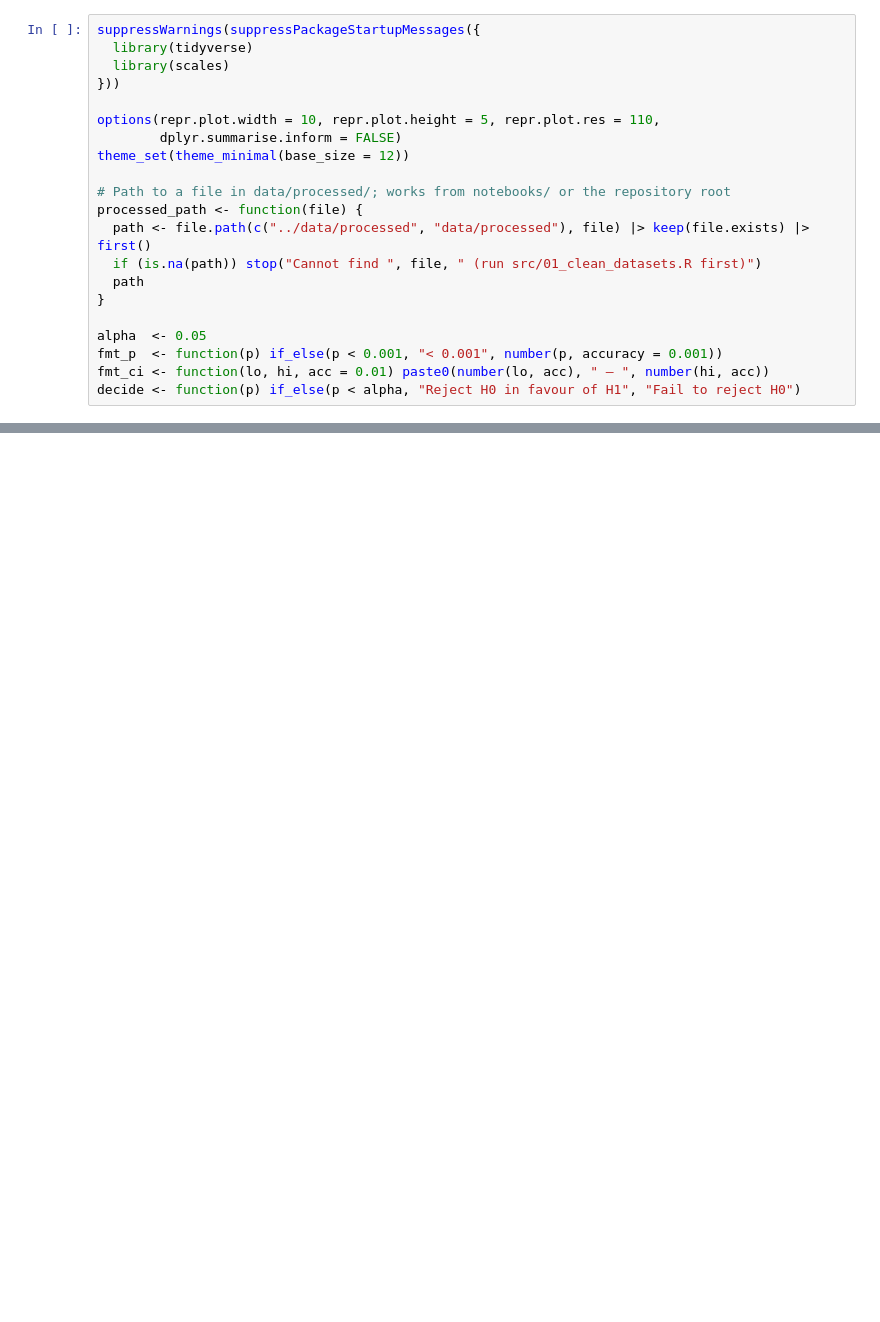
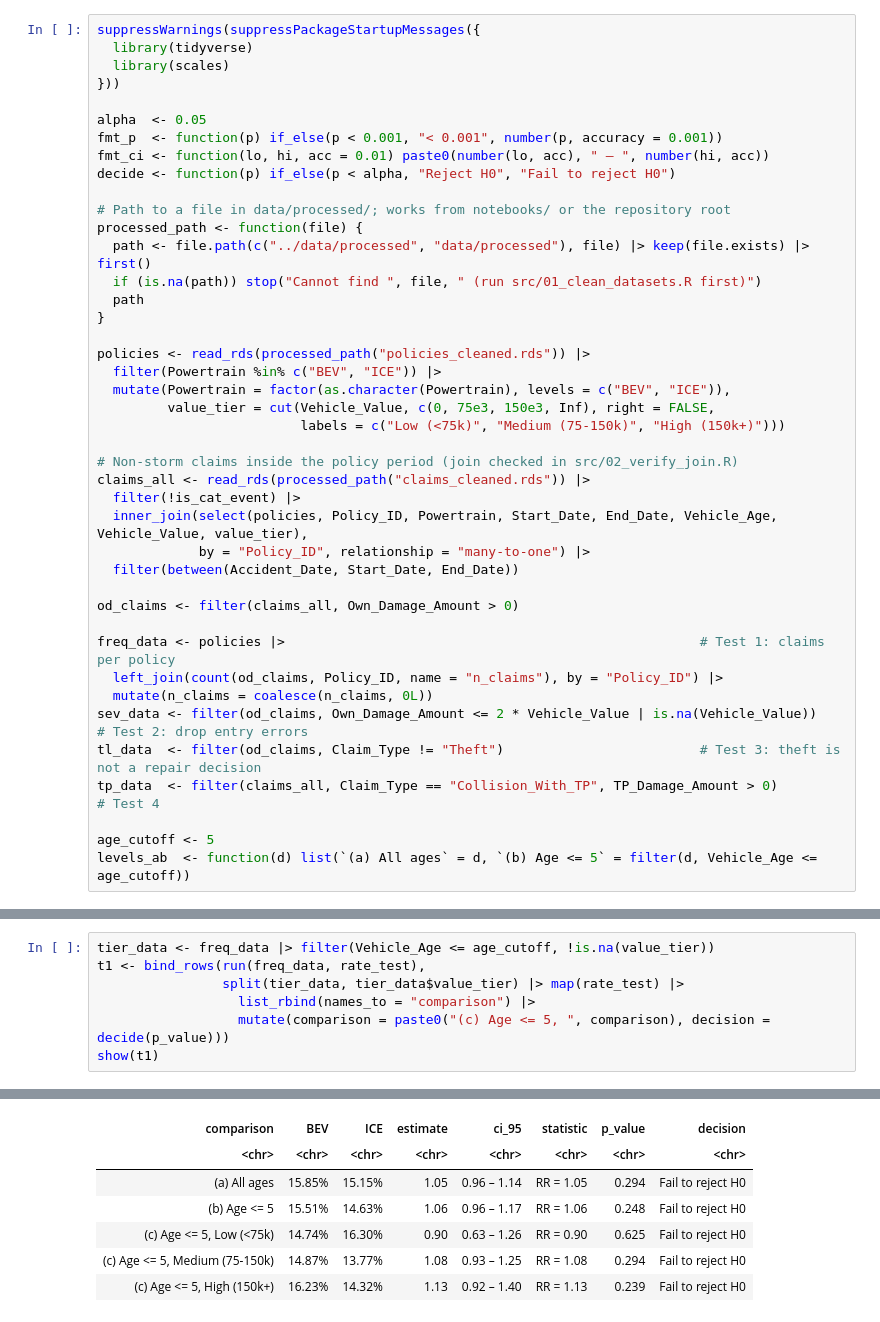
Before and after one commit to saar-cohen/actuarial-seminar-ev-pricing, a Jupyter notebook: notebooks/03_statistical_tests.ipynb, the cells around one changed output, grey strips where cells are left out. Drawn from its saved outputs; the diff is of its cells as text; blank space fills up the shorter version.

```diff
--- a/notebooks/03_statistical_tests.ipynb
+++ b/notebooks/03_statistical_tests.ipynb
@@ -27,9 +14,10 @@ suppressWarnings(suppressPackageStartupMessages({
   library(scales)
 }))
 
-options(repr.plot.width = 10, repr.plot.height = 5, repr.plot.res = 110,
-        dplyr.summarise.inform = FALSE)
-theme_set(theme_minimal(base_size = 12))
+alpha  <- 0.05
+fmt_p  <- function(p) if_else(p < 0.001, "< 0.001", number(p, accuracy = 0.001))
+fmt_ci <- function(lo, hi, acc = 0.01) paste0(number(lo, acc), " – ", number(hi, acc))
+decide <- function(p) if_else(p < alpha, "Reject H0", "Fail to reject H0")
 
 # Path to a file in data/processed/; works from notebooks/ or the repository root
 processed_path <- function(file) {
@@ -38,7 +26,27 @@ processed_path <- function(file) {
   path
 }
 
-alpha  <- 0.05
-fmt_p  <- function(p) if_else(p < 0.001, "< 0.001", number(p, accuracy = 0.001))
-fmt_ci <- function(lo, hi, acc = 0.01) paste0(number(lo, acc), " – ", number(hi, acc))
-decide <- function(p) if_else(p < alpha, "Reject H0 in favour of H1", "Fail to reject H0")
+policies <- read_rds(processed_path("policies_cleaned.rds")) |>
+  filter(Powertrain %in% c("BEV", "ICE")) |>
+  mutate(Powertrain = factor(as.character(Powertrain), levels = c("BEV", "ICE")),
+         value_tier = cut(Vehicle_Value, c(0, 75e3, 150e3, Inf), right = FALSE,
+                          labels = c("Low (<75k)", "Medium (75-150k)", "High (150k+)")))
+
+# Non-storm claims inside the policy period (join checked in src/02_verify_join.R)
+claims_all <- read_rds(processed_path("claims_cleaned.rds")) |>
+  filter(!is_cat_event) |>
+  inner_join(select(policies, Policy_ID, Powertrain, Start_Date, End_Date, Vehicle_Age, Vehicle_Value, value_tier),
+             by = "Policy_ID", relationship = "many-to-one") |>
+  filter(between(Accident_Date, Start_Date, End_Date))
+
+od_claims <- filter(claims_all, Own_Damage_Amount > 0)
+
+freq_data <- policies |>                                                     # Test 1: claims per policy
+  left_join(count(od_claims, Policy_ID, name = "n_claims"), by = "Policy_ID") |>
+  mutate(n_claims = coalesce(n_claims, 0L))
+sev_data <- filter(od_claims, Own_Damage_Amount <= 2 * Vehicle_Value | is.na(Vehicle_Value))   # Test 2: drop entry errors
+tl_data  <- filter(od_claims, Claim_Type != "Theft")                         # Test 3: theft is not a repair decision
+tp_data  <- filter(claims_all, Claim_Type == "Collision_With_TP", TP_Damage_Amount > 0)        # Test 4
+
+age_cutoff <- 5
+levels_ab  <- function(d) list(`(a) All ages` = d, `(b) Age <= 5` = filter(d, Vehicle_Age <= age_cutoff))
@@ -125,0 +108,8 @@ A tibble: 11 × 4
+# %%
+tier_data <- freq_data |> filter(Vehicle_Age <= age_cutoff, !is.na(value_tier))
+t1 <- bind_rows(run(freq_data, rate_test),
+                split(tier_data, tier_data$value_tier) |> map(rate_test) |>
+                  list_rbind(names_to = "comparison") |>
+                  mutate(comparison = paste0("(c) Age <= 5, ", comparison), decision = decide(p_value)))
+show(t1)
+# %% [output]
@@ -125,0 +117,7 @@ A tibble: 11 × 4
+| comparison | BEV | ICE | estimate | ci_95 | statistic | p_value | decision |
+| <chr> | <chr> | <chr> | <chr> | <chr> | <chr> | <chr> | <chr> |
+| (a) All ages | 15.85% | 15.15% | 1.05 | 0.96 – 1.14 | RR = 1.05 | 0.294 | Fail to reject H0 |
+| (b) Age <= 5 | 15.51% | 14.63% | 1.06 | 0.96 – 1.17 | RR = 1.06 | 0.248 | Fail to reject H0 |
+| (c) Age <= 5, Low (<75k) | 14.74% | 16.30% | 0.90 | 0.63 – 1.26 | RR = 0.90 | 0.625 | Fail to reject H0 |
+| (c) Age <= 5, Medium (75-150k) | 14.87% | 13.77% | 1.08 | 0.93 – 1.25 | RR = 1.08 | 0.294 | Fail to reject H0 |
+| (c) Age <= 5, High (150k+) | 16.23% | 14.32% | 1.13 | 0.92 – 1.40 | RR = 1.13 | 0.239 | Fail to reject H0 |
```
Also changed, not shown: parts of 48 cells of this notebook, 3 other files.
